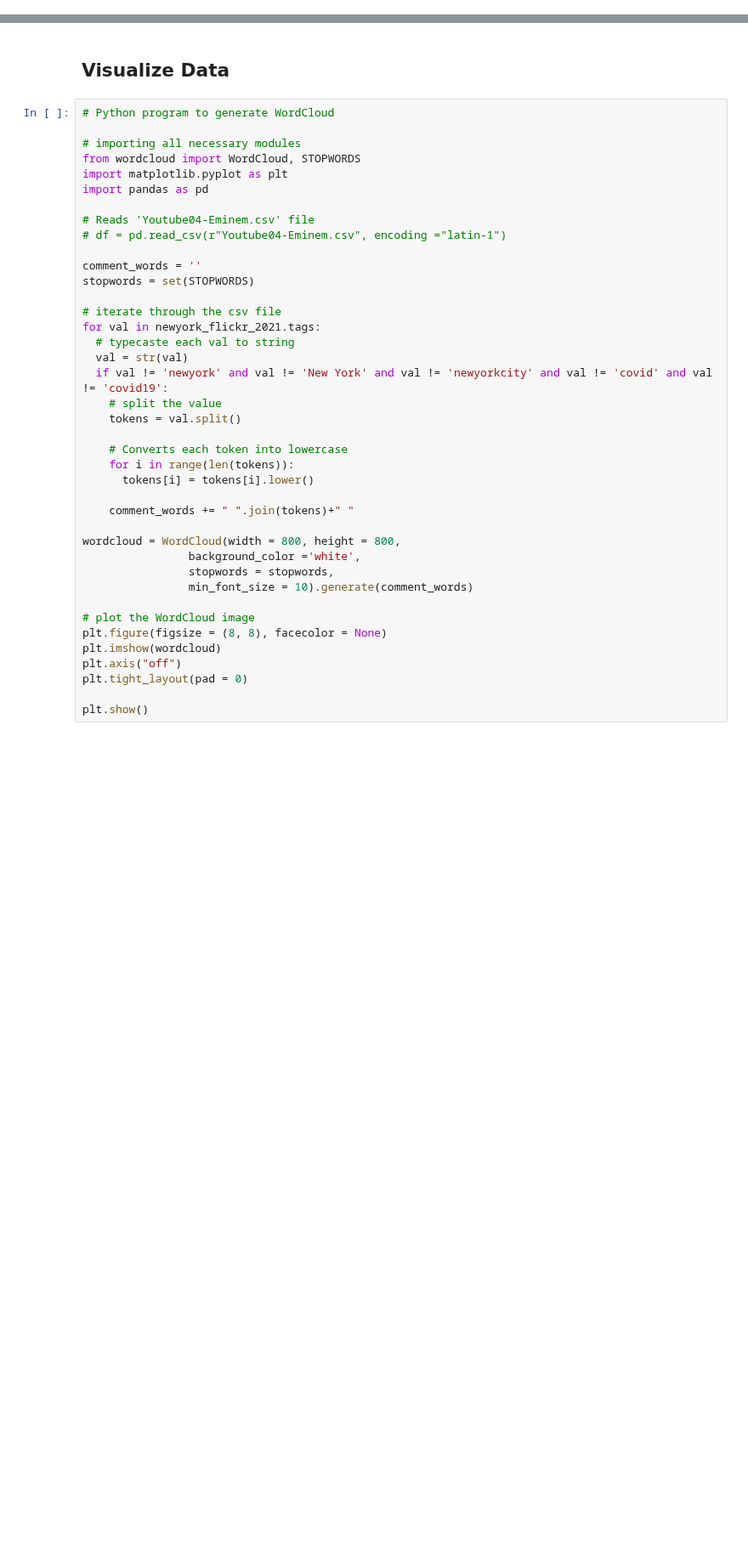
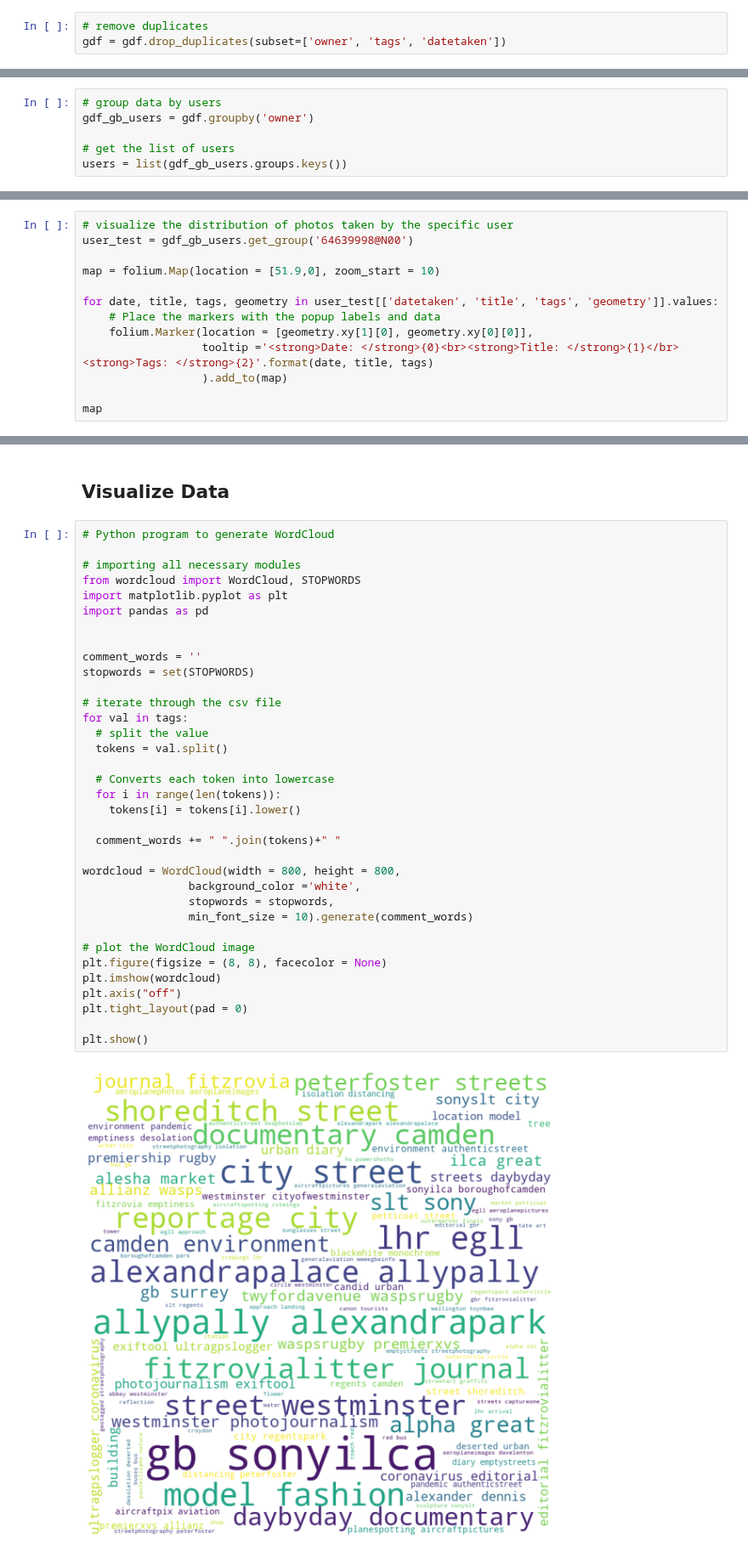
Before and after one commit to leyixu21/Semantic-Trajectory, a Jupyter notebook: clean_flickr_data.ipynb, the cells around one changed output, grey strips where cells are left out. Shown at 85% size. Cells and saved outputs as stored; diff of their text form; blank space fills up the shorter version.

Commit message:
1. Clean tags 2. Clean users

```diff
--- a/clean_flickr_data.ipynb
+++ b/clean_flickr_data.ipynb
@@ -40,0 +143,3 @@ import geopandas as gpd
+# %%
+# remove duplicates
+gdf = gdf.drop_duplicates(subset=['owner', 'tags', 'datetaken'])
@@ -40,0 +159,6 @@ import geopandas as gpd
+# %%
+# group data by users
+gdf_gb_users = gdf.groupby('owner')
+
+# get the list of users
+users = list(gdf_gb_users.groups.keys())
@@ -41,2 +204,15 @@ import geopandas as gpd
+# %%
+# visualize the distribution of photos taken by the specific user
+user_test = gdf_gb_users.get_group('64639998@N00')
+
+map = folium.Map(location = [51.9,0], zoom_start = 10)
+
+for date, title, tags, geometry in user_test[['datetaken', 'title', 'tags', 'geometry']].values:
+    # Place the markers with the popup labels and data
+    folium.Marker(location = [geometry.xy[1][0], geometry.xy[0][0]],
+                  tooltip ='<strong>Date: </strong>{0}<br><strong>Title: </strong>{1}</br><strong>Tags: </strong>{2}'.format(date, title, tags)
+                  ).add_to(map)
+
+map
 # %% [markdown]
 ## Check Data Quality
@@ -138,40 +229,37 @@ map
 # %%
 # Python program to generate WordCloud
 
 # importing all necessary modules
 from wordcloud import WordCloud, STOPWORDS
 import matplotlib.pyplot as plt
 import pandas as pd
 
-# Reads 'Youtube04-Eminem.csv' file
-# df = pd.read_csv(r"Youtube04-Eminem.csv", encoding ="latin-1")
 
 comment_words = ''
 stopwords = set(STOPWORDS)
 
 # iterate through the csv file
-for val in newyork_flickr_2021.tags:
-  # typecaste each val to string
-  val = str(val)
-  if val != 'newyork' and val != 'New York' and val != 'newyorkcity' and val != 'covid' and val != 'covid19':
-    # split the value
-    tokens = val.split()
+for val in tags:
+  # split the value
+  tokens = val.split()
 
-    # Converts each token into lowercase
-    for i in range(len(tokens)):
-      tokens[i] = tokens[i].lower()
+  # Converts each token into lowercase
+  for i in range(len(tokens)):
+    tokens[i] = tokens[i].lower()
 
-    comment_words += " ".join(tokens)+" "
+  comment_words += " ".join(tokens)+" "
 
 wordcloud = WordCloud(width = 800, height = 800,
 				background_color ='white',
 				stopwords = stopwords,
 				min_font_size = 10).generate(comment_words)
 
 # plot the WordCloud image
 plt.figure(figsize = (8, 8), facecolor = None)
 plt.imshow(wordcloud)
 plt.axis("off")
 plt.tight_layout(pad = 0)
 
 plt.show()
+# %% [output]
+[figure, added]
```
Also changed, not shown: parts of 29 cells of this notebook.
